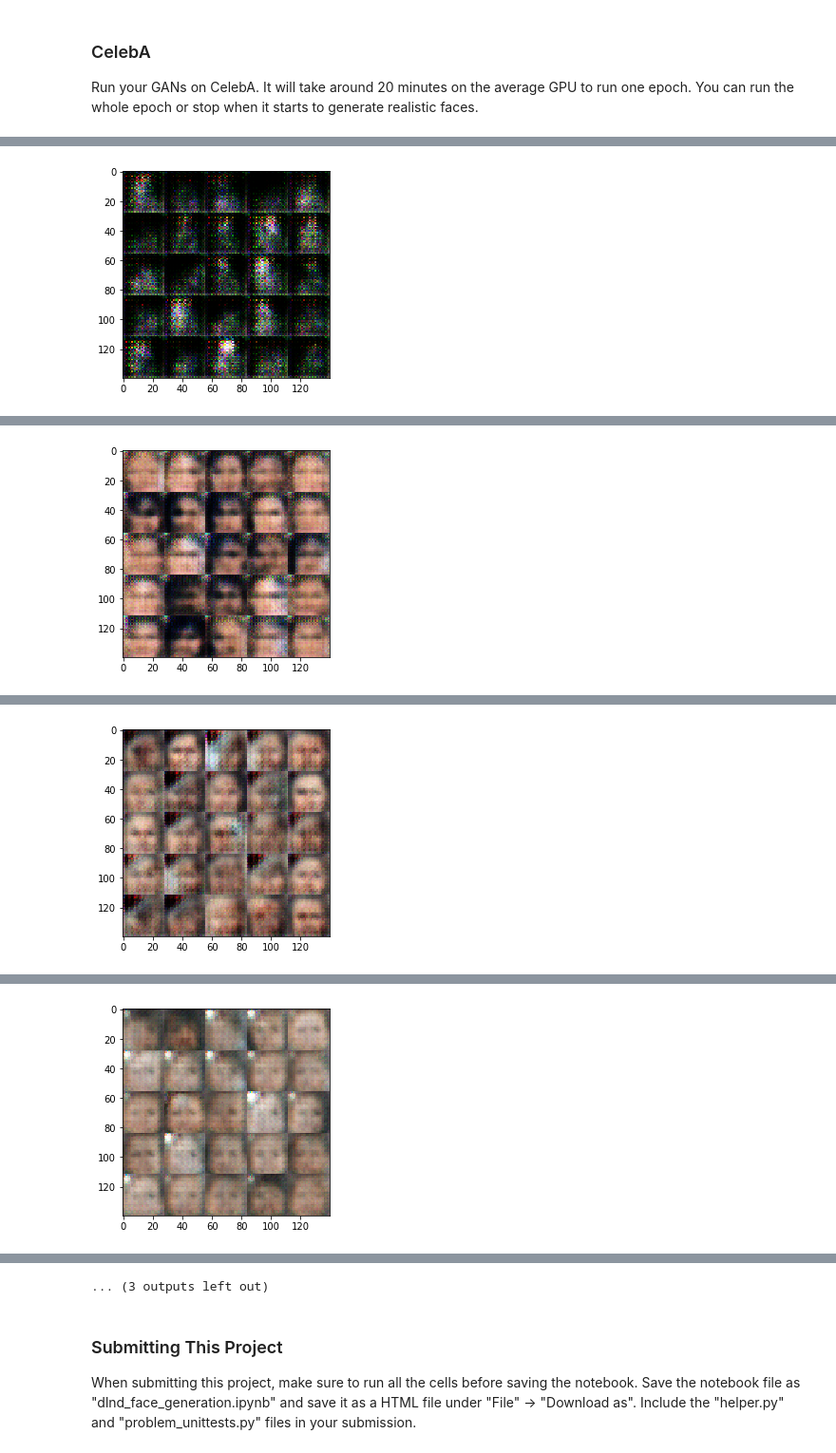
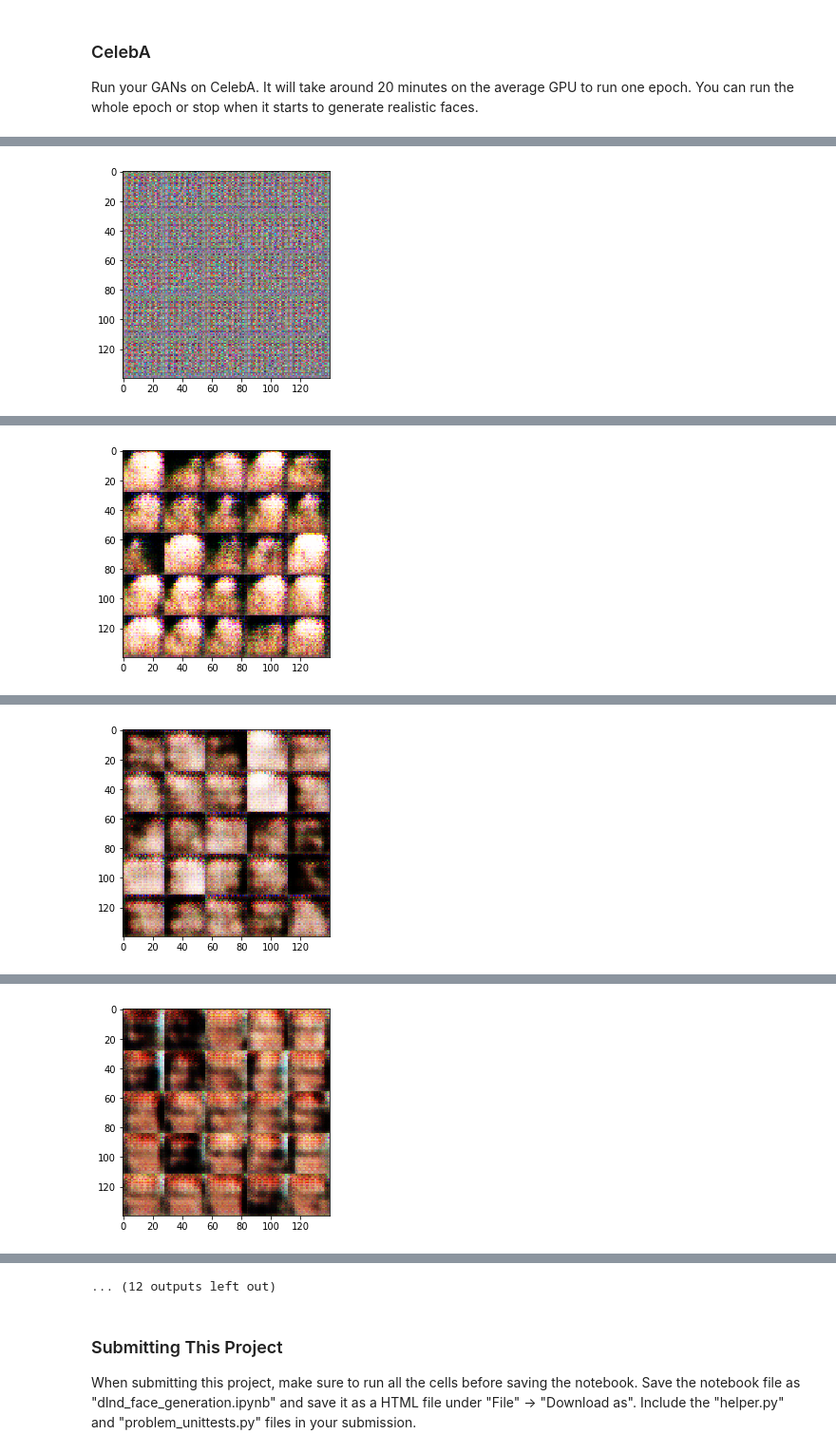
Before and after one commit to acct252000/Udacity-Deep-Learning-Proj-5, a Jupyter notebook: dlnd_face_generation.ipynb, the cells around one changed output, grey strips where cells are left out. Shown at 95% size. Cells and saved outputs as stored; diff of their text form; code cells hidden in the pictures.

```diff
--- a/dlnd_face_generation.ipynb
+++ b/dlnd_face_generation.ipynb
@@ -134,7 +134,7 @@ Tests Passed
 ### Discriminator
 Implement `discriminator` to create a discriminator neural network that discriminates on `images`.  This function should be able to reuse the variabes in the neural network.  Use [`tf.variable_scope`](https://www.tensorflow.org/api_docs/python/tf/variable_scope) with a scope name of "discriminator" to allow the variables to be reused.  The function should return a tuple of (tensor output of the generator, tensor logits of the generator).
 # %%
-def discriminator(images, reuse=False, alpha=0.2):
+def discriminator(images, reuse=False, alpha=0.1):
     """
     Create the discriminator network
     :param image: Tensor of input image(s)
@@ -145,31 +145,31 @@ def discriminator(images, reuse=False, alpha=0.2):
 
     with tf.variable_scope('discriminator',reuse=reuse):
         #Input layer is 28x28x3
-        layer1 = tf.layers.conv2d(images, 64,4,strides=2,padding='same')
+        layer1 = tf.layers.conv2d(images, 32,4,strides=2,kernel_initializer=tf.contrib.layers.xavier_initializer(), padding='same')
         relu1 = tf.maximum(alpha * layer1, layer1)
         #print(relu1.get_shape())
         #14x14x64
 
-        layer2 = tf.layers.conv2d(relu1,128,4,strides = 2, padding='same')
+        layer2 = tf.layers.conv2d(relu1,64,4,strides = 2, kernel_initializer=tf.contrib.layers.xavier_initializer(),padding='same')
         n_layer2 = tf.layers.batch_normalization(layer2, training = True)
         relu2 = tf.maximum(alpha * n_layer2, n_layer2)
         #print(relu2.get_shape())
         #7 x 7 x 128
 
-        layer3 = tf.layers.conv2d(relu2,256,4,strides = 2, padding='same')
+        layer3 = tf.layers.conv2d(relu2,128,4,strides = 2, kernel_initializer=tf.contrib.layers.xavier_initializer(),padding='same')
         n_layer3 = tf.layers.batch_normalization(layer3, training = True)
         relu3 = tf.maximum(alpha * n_layer3, n_layer3)
         #print(relu3.get_shape())
         #4 x 4 x 256
 
-        layer4 = tf.layers.conv2d(relu2,512,4,strides = 1, padding='same')
+        layer4 = tf.layers.conv2d(relu2,256,4,strides = 1, kernel_initializer=tf.contrib.layers.xavier_initializer(),padding='same')
         n_layer4 = tf.layers.batch_normalization(layer4, training = True)
         relu4 = tf.maximum(alpha * n_layer4, n_layer4)
         #print(relu3.get_shape())
         #4 x 4 x 512
 
         #Flatten it
-        flat_layer = tf.reshape(relu4, (-1,4*4*512))
+        flat_layer = tf.reshape(relu4, (-1,4*4*256))
         logits = tf.layers.dense(flat_layer,1)
         logits = tf.nn.dropout(logits, keep_prob)
         out = tf.sigmoid(logits)
@@ -190,7 +190,7 @@ Tests Passed
 ### Generator
 Implement `generator` to generate an image using `z`. This function should be able to reuse the variabes in the neural network.  Use [`tf.variable_scope`](https://www.tensorflow.org/api_docs/python/tf/variable_scope) with a scope name of "generator" to allow the variables to be reused. The function should return the generated 28 x 28 x `out_channel_dim` images.
 # %%
-def generator(z, out_channel_dim, is_train=True, alpha = 0.2):
+def generator(z, out_channel_dim, is_train=True, alpha = 0.1):
     """
     Create the generator network
     :param z: Input z
@@ -209,25 +209,25 @@ def generator(z, out_channel_dim, is_train=True, alpha = 0.2):
         #print(layer1.get_shape())
         # 7 x 7 x 512
 
-        layer2 = tf.layers.conv2d_transpose(layer1, 256, 4, strides=1,padding='same')
+        layer2 = tf.layers.conv2d_transpose(layer1, 64, 4, strides=1,kernel_initializer=tf.contrib.layers.xavier_initializer(),padding='same')
         layer2 = tf.layers.batch_normalization(layer2, training=is_train)
         layer2 = tf.maximum(alpha*layer2, layer2)
         #print(layer2.get_shape())
         #7 x 7 X 256
 
-        layer3 = tf.layers.conv2d_transpose(layer2, 128, 4, strides=2,padding='same')
+        layer3 = tf.layers.conv2d_transpose(layer2, 32, 4, strides=2,kernel_initializer=tf.contrib.layers.xavier_initializer(),padding='same')
         layer3 = tf.layers.batch_normalization(layer3, training=is_train)
         layer3 = tf.maximum(alpha*layer3, layer3)
         #print(layer3.get_shape())
         #14 X 14 X 128
 
-        layer4 = tf.layers.conv2d_transpose(layer3, 64, 4, strides=2,padding='same')
+        layer4 = tf.layers.conv2d_transpose(layer3, 32, 4, strides=2,kernel_initializer=tf.contrib.layers.xavier_initializer(),padding='same')
         layer4 = tf.layers.batch_normalization(layer4, training=is_train)
         layer4 = tf.maximum(alpha*layer4, layer4)
         #print(layer4.get_shape())
         #28 x 28 x 64
 
-        logits = tf.layers.conv2d_transpose(layer4, out_channel_dim, 5, strides=1,padding='same')
+        logits = tf.layers.conv2d_transpose(layer4, out_channel_dim, 5, strides=1,kernel_initializer=tf.contrib.layers.xavier_initializer(),padding='same')
         #print(logits.get_shape())
         # 28 x 28 x 5
 
@@ -257,11 +257,12 @@ def model_loss(input_real, input_z, out_channel_dim):
     :param out_channel_dim: The number of channels in the output image
     :return: A tuple of (discriminator loss, generator loss)
     """
+    smooth = 0.1
     g_model = generator(input_z, out_channel_dim)
     d_model_real, d_logits_real = discriminator(input_real)
     d_model_fake, d_logits_fake = discriminator(g_model, reuse=True)
 
-    d_loss_real = tf.reduce_mean(tf.nn.sigmoid_cross_entropy_with_logits(logits=d_logits_real, labels=tf.ones_like(d_model_real)))
+    d_loss_real = tf.reduce_mean(tf.nn.sigmoid_cross_entropy_with_logits(logits=d_logits_real, labels=tf.ones_like(d_model_real)*(1-smooth)))
     d_loss_fake = tf.reduce_mean(tf.nn.sigmoid_cross_entropy_with_logits(logits=d_logits_fake, labels=tf.zeros_like(d_model_fake)))
 
     g_loss = tf.reduce_mean(tf.nn.sigmoid_cross_entropy_with_logits(logits=d_logits_fake, labels=tf.ones_like(d_model_fake)))
@@ -375,12 +376,14 @@ def train(epoch_count, batch_size, z_dim, learning_rate, beta1, get_batches, dat
         sess.run(tf.global_variables_initializer())
         for epoch_i in range(epoch_count):
             for batch_images in get_batches(batch_size):
+                #normalize batch images
+                batch_images = batch_images * 2
                 steps += 1
                 batch_z = np.random.uniform(-1,1, size=(batch_size, z_dim))
                 _ = sess.run(d_opt, feed_dict={input_real:batch_images, input_z: batch_z, learning_rate_h:learning_rate})
                 _ = sess.run(g_opt, feed_dict={input_z:batch_z, learning_rate_h: learning_rate, input_real:batch_images})
                 _ = sess.run(g_opt, feed_dict={input_z:batch_z, learning_rate_h: learning_rate, input_real:batch_images})
-                _ = sess.run(g_opt, feed_dict={input_z:batch_z, learning_rate_h: learning_rate, input_real:batch_images})
+
 
                 if steps % print_every == 0:
                     train_loss_d = d_loss.eval({input_z: batch_z, input_real: batch_images})
@@ -432,8 +435,8 @@ Epoch2/2... Discriminator loss:1.2971... Generator loss: 0.6278
 ### CelebA
 Run your GANs on CelebA.  It will take around 20 minutes on the average GPU to run one epoch.  You can run the whole epoch or stop when it starts to generate realistic faces.
 # %%
-batch_size = 128
-z_dim = 100
+batch_size = 64
+z_dim = 128
 learning_rate = 0.0002
 beta1 = 0.5
 
@@ -452 +455 @@ Epoch1/1... Discriminator loss:1.6229... Generator loss: 0.5452
-[figure, old version]
+[figure, new version]
@@ -454 +457 @@ Epoch1/1... Discriminator loss:1.3843... Generator loss: 0.7267
-[figure, old version]
+[figure, new version]
@@ -456 +459 @@ Epoch1/1... Discriminator loss:1.5251... Generator loss: 0.5202
-[figure, old version]
+[figure, new version]
@@ -458 +461 @@ Epoch1/1... Discriminator loss:1.3740... Generator loss: 0.7200
-[figure, old version]
+[figure, new version]
@@ -463,4 +466,4 @@ Epoch1/1... Discriminator loss:1.3763... Generator loss: 0.6348
-... (3 outputs left out)
+... (12 outputs left out)
 # %% [markdown]
 ### Submitting This Project
 When submitting this project, make sure to run all the cells before saving the notebook. Save the notebook file as "dlnd_face_generation.ipynb" and save it as a HTML file under "File" -> "Download as". Include the "helper.py" and "problem_unittests.py" files in your submission.
```
Also changed, not shown: parts of 2 cells of this notebook, 1 other file.
